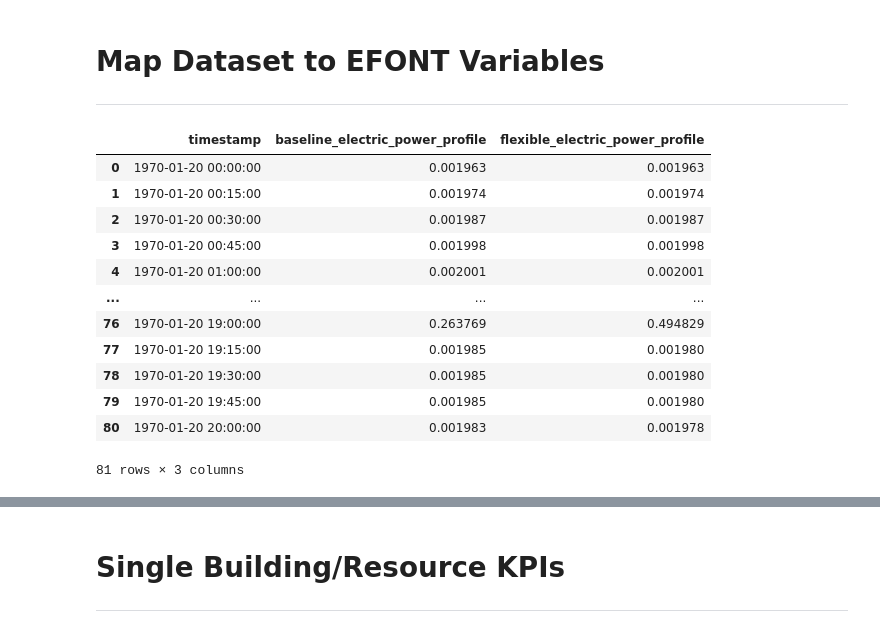
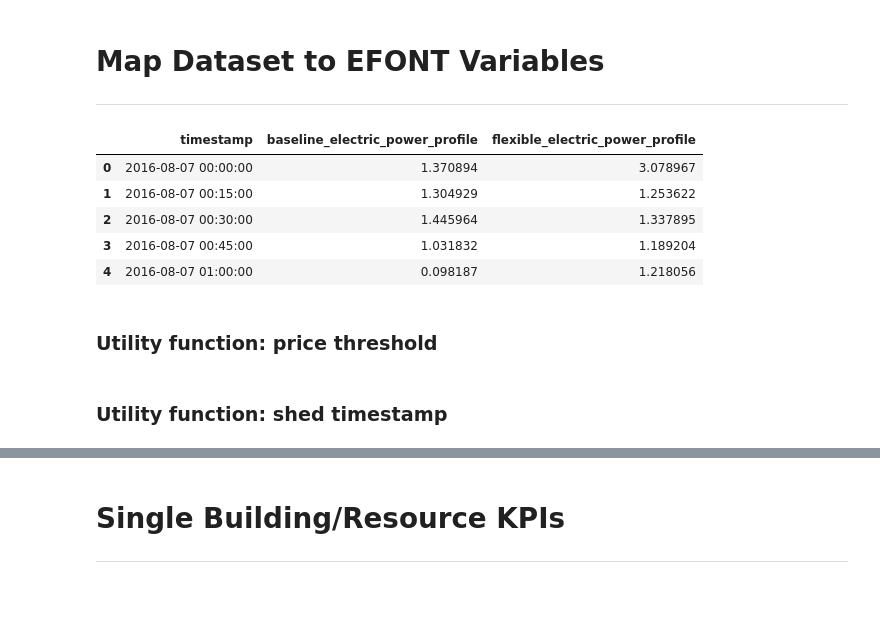
Before and after one commit to HichamJohra/energy_flexibility_kpis, a Jupyter notebook: examples/demo_kpi_validation_calculation.ipynb, the cells around one changed output, grey strips where cells are left out. Drawn from its saved outputs; the diff is of its cells as text; code cells hidden in the pictures; blank space fills up the shorter version.

```diff
--- a/examples/demo_kpi_validation_calculation.ipynb
+++ b/examples/demo_kpi_validation_calculation.ipynb
@@ -99 +67,5 @@ rebound_window = data['rebound_window']
+# %%
+# Define config path
+config_path = 'config_file_incite.yaml'
+#config_path = 'config_file_multizone_office_simple_air.yaml'
 # %%
@@ -253,3 +348,20 @@ KPI 'average power rebound' is valid.
 # %% [markdown]
 # Importing a Dataset
 ---
+# %%
+all_available_metadata = set(key for kpi_keys in kpi_required_keys.values() for key in kpi_keys) - unique_missing_metadata
+print (all_available_metadata)
+
+# Load the YAML file
+with open(config_path, 'r') as file:
+    config_file_data = yaml.safe_load(file)
+
+# Fetch data only for keys in all_required_keys
+filtered_config_file_data = {key: config_file_data[key] for key in all_available_metadata if key in config_file_data}
+
+# Access the filtered data
+price_signal_file_name = filtered_config_file_data.get('price_signal_file_name', None)
+timestamp_identifier = filtered_config_file_data.get('timestamp_identifier', None)
+price_signal_identifier = filtered_config_file_data.get('price_signal_identifier', None)
+shift_window = filtered_config_file_data.get('shift_window', None)
+rebound_window = filtered_config_file_data.get('rebound_window', None)
@@ -351,47 +469,44 @@ for scenario, column_name in scenarios.items():
         duck_query_label = f"SELECT Timestamp, {power_point} FROM {scenario}"
 
         res_label = db.execute(duck_query_label)
         timestamp_values_label = res_label.fetchall()
         #for row in timestamp_values_label[:5]:
         #    print(row)
 
         # Extract timestamps and values from the rows
         timestamps_label, values_label = zip(*timestamp_values_label)
 
         # Resample the values
         values_series_label = pd.Series(values_label, index=timestamps_label)
 
-        resampled_series_label = values_series_label.resample('15T').mean()/1000
+        resampled_series_label = values_series_label.resample('15T').mean()
+
+        # TO DO: add unit in the graph, query it and depending on the unit convert the values (eg from W to kW)
 
         # Create columns for label and sensor data for each scenario
         if f'{column_name}electric_power_profile' in data_dict:
             data_dict[f'{column_name}electric_power_profile'] += resampled_series_label
         else:
             data_dict[f'{column_name}electric_power_profile'] = resampled_series_label
 
 
 # Create a DataFrame from the data dictionary
 data = pd.DataFrame(data_dict)
 
 # Reset the index to convert the timestamp index to a column
 data = data.rename_axis('timestamp').reset_index()
 
 # Print the DataFrame
-display(data.head(81))
+display(data.head(5))
 # %% [output]
 |  | timestamp | baseline_electric_power_profile | flexible_electric_power_profile |
-| 0 | 1970-01-20 00:00:00 | 0.001963 | 0.001963 |
-| 1 | 1970-01-20 00:15:00 | 0.001974 | 0.001974 |
-| 2 | 1970-01-20 00:30:00 | 0.001987 | 0.001987 |
-| 3 | 1970-01-20 00:45:00 | 0.001998 | 0.001998 |
-| 4 | 1970-01-20 01:00:00 | 0.002001 | 0.002001 |
-| ... | ... | ... | ... |
-| 76 | 1970-01-20 19:00:00 | 0.263769 | 0.494829 |
-| 77 | 1970-01-20 19:15:00 | 0.001985 | 0.001980 |
-| 78 | 1970-01-20 19:30:00 | 0.001985 | 0.001980 |
-| 79 | 1970-01-20 19:45:00 | 0.001985 | 0.001980 |
-| 80 | 1970-01-20 20:00:00 | 0.001983 | 0.001978 |
+| 0 | 2016-08-07 00:00:00 | 1.370894 | 3.078967 |
+| 1 | 2016-08-07 00:15:00 | 1.304929 | 1.253622 |
+| 2 | 2016-08-07 00:30:00 | 1.445964 | 1.337895 |
+| 3 | 2016-08-07 00:45:00 | 1.031832 | 1.189204 |
+| 4 | 2016-08-07 01:00:00 | 0.098187 | 1.218056 |
-81 rows × 3 columns
+# %% [markdown]
+### Utility function: price threshold
 # %%
 def get_price_threshold(price_schedule):
 
@@ -409,4 +524,6 @@ def get_price_threshold(price_schedule):
         priceThreshold = (price_schedule[int(k) - 1] + price_schedule[int(k)]) / 2
 
     return priceThreshold
+# %% [markdown]
+### Utility function: shed timestamp
 # %%
```
Also changed, not shown: parts of 26 cells of this notebook.
